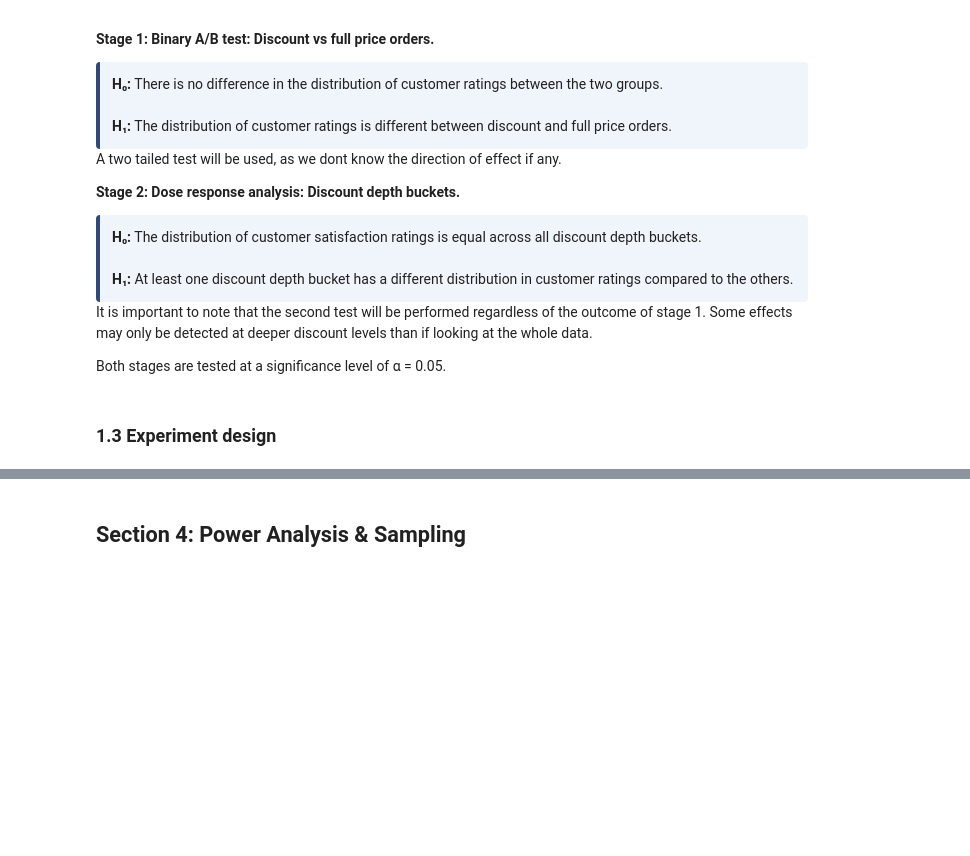
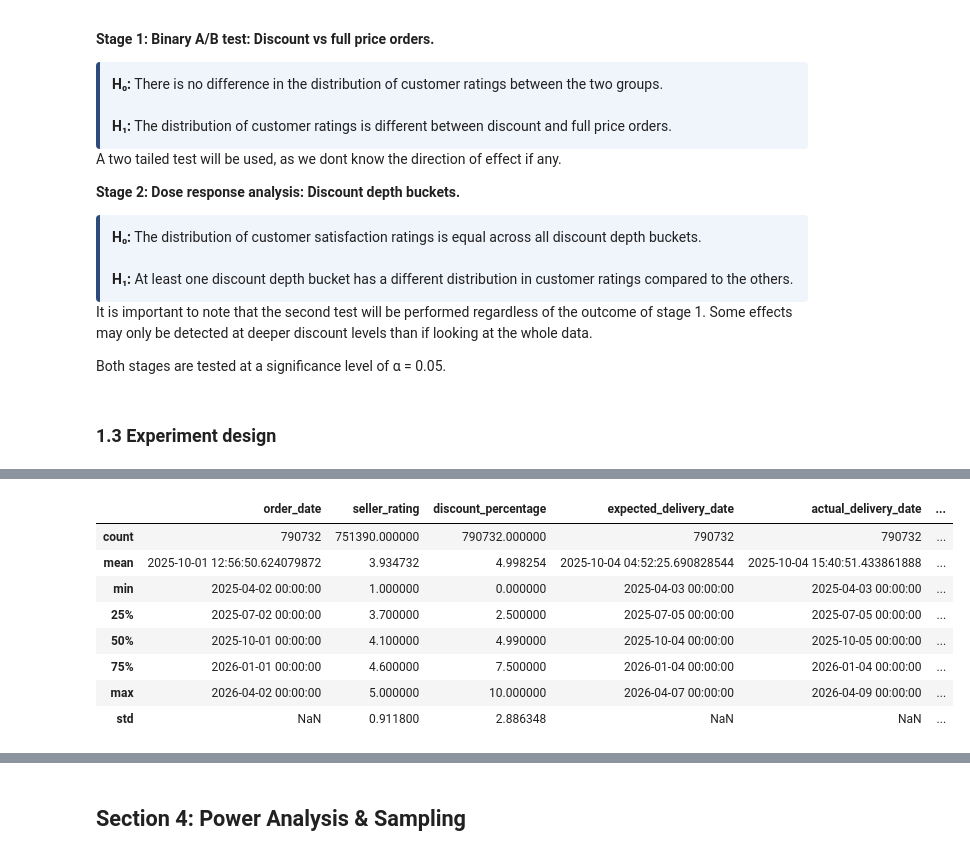
Before and after one commit to joelaniado/olist-discount-ratings-analysis, a Jupyter notebook: discount_rating_experiment.ipynb, the cells around one changed output, grey strips where cells are left out. Cells and saved outputs as stored; diff of their text form; code cells hidden in the pictures; blank space fills up the shorter version.

```diff
--- a/discount_rating_experiment.ipynb
+++ b/discount_rating_experiment.ipynb
@@ -58,0 +122,16 @@ Both stages are tested at a significance level of α = 0.05.
+# %%
+# Filter columns relevant to our experiment.
+keep_cols = ['order_line_id', 'order_id', 'order_date', 'customer_id',
+             'category', 'seller_rating',  'discount_percentage', 'expected_delivery_date',
+             'actual_delivery_date', 'customer_rating', 'order_status', 'delivery_rating',
+             'return_flag','net_amount','unit_price']
+df = data[keep_cols].copy()
+
+
+# Modify data type of date variables.
+df = df.astype({
+    'order_date':'datetime64[ns]',
+    'expected_delivery_date':'datetime64[ns]',
+    'actual_delivery_date':'datetime64[ns]'
+    })
+df.info()
@@ -58,0 +156,13 @@ Both stages are tested at a significance level of α = 0.05.
+# %%
+# Describe numerical variables.
+df.describe()
+# %% [output]
+|  | order_date | seller_rating | discount_percentage | expected_delivery_date | actual_delivery_date | ... |
+| count | 790732 | 751390.000000 | 790732.000000 | 790732 | 790732 | ... |
+| mean | 2025-10-01 12:56:50.624079872 | 3.934732 | 4.998254 | 2025-10-04 04:52:25.690828544 | 2025-10-04 15:40:51.433861888 | ... |
+| min | 2025-04-02 00:00:00 | 1.000000 | 0.000000 | 2025-04-03 00:00:00 | 2025-04-03 00:00:00 | ... |
+| 25% | 2025-07-02 00:00:00 | 3.700000 | 2.500000 | 2025-07-05 00:00:00 | 2025-07-05 00:00:00 | ... |
+| 50% | 2025-10-01 00:00:00 | 4.100000 | 4.990000 | 2025-10-04 00:00:00 | 2025-10-05 00:00:00 | ... |
+| 75% | 2026-01-01 00:00:00 | 4.600000 | 7.500000 | 2026-01-04 00:00:00 | 2026-01-04 00:00:00 | ... |
+| max | 2026-04-02 00:00:00 | 5.000000 | 10.000000 | 2026-04-07 00:00:00 | 2026-04-09 00:00:00 | ... |
+| std | NaN | 0.911800 | 2.886348 | NaN | NaN | ... |
```
Also changed, not shown: parts of 13 cells of this notebook, 1 other file.
